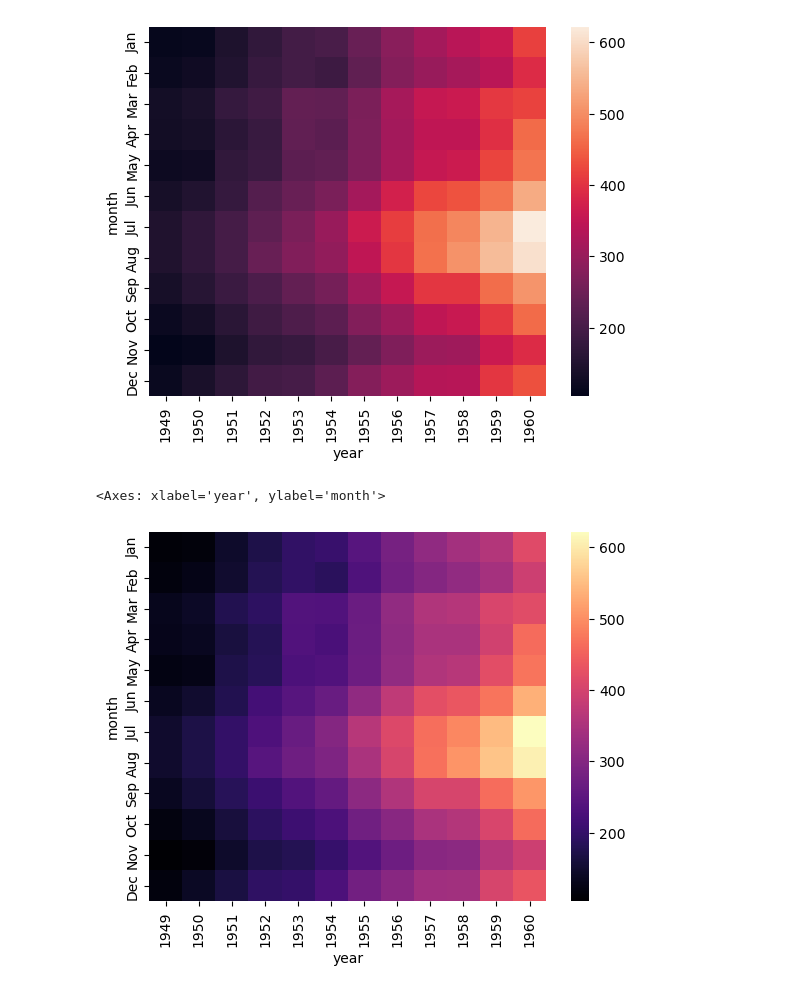
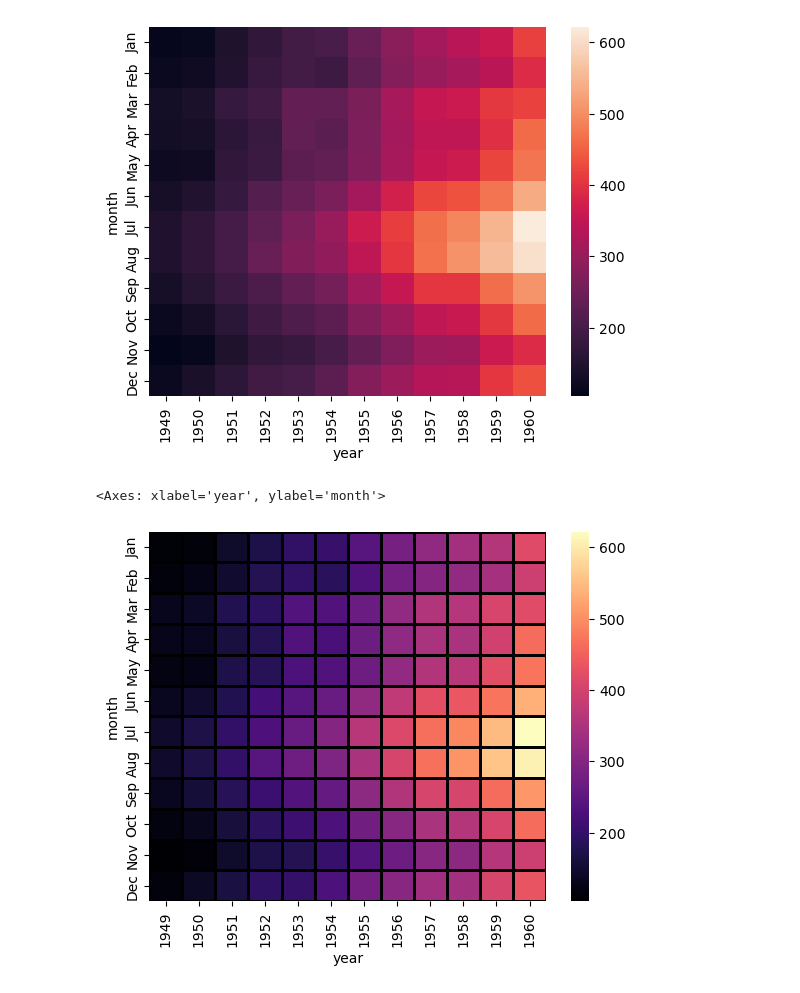
Before and after one commit to fahamin5149/Python-for-DS, a Jupyter notebook: 5-Seaborn/Seaborn.ipynb, the cells around one changed output. Drawn from its saved outputs; the diff is of its cells as text; code cells hidden in the pictures.

```diff
--- a/5-Seaborn/Seaborn.ipynb
+++ b/5-Seaborn/Seaborn.ipynb
@@ -316,8 +316,8 @@ sns.heatmap(fp)
 # %%
 """
 Magma: Darker to light
 """
-sns.heatmap(fp, cmap='magme')
+sns.heatmap(fp, cmap='magma', linecolor='black', linewidths=2)
 # %% [output]
 <Axes: xlabel='year', ylabel='month'>
-[figure, old version]
+[figure, new version]
```
Also changed, not shown: parts of 4 cells of this notebook.
